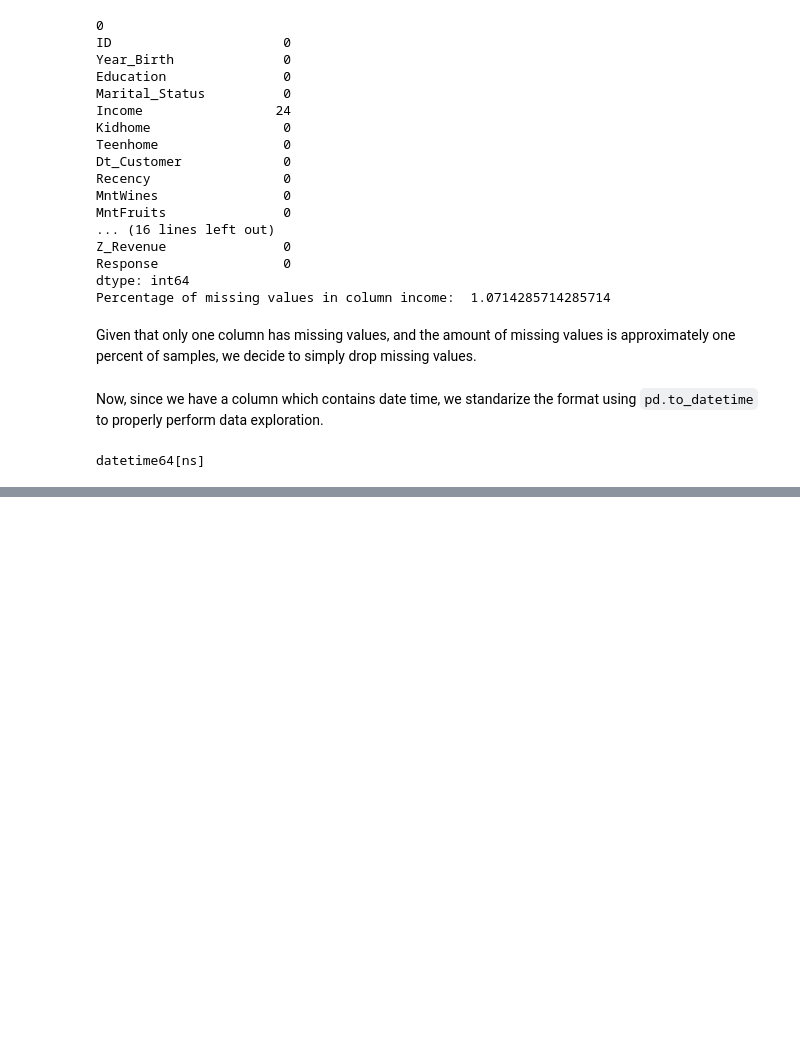
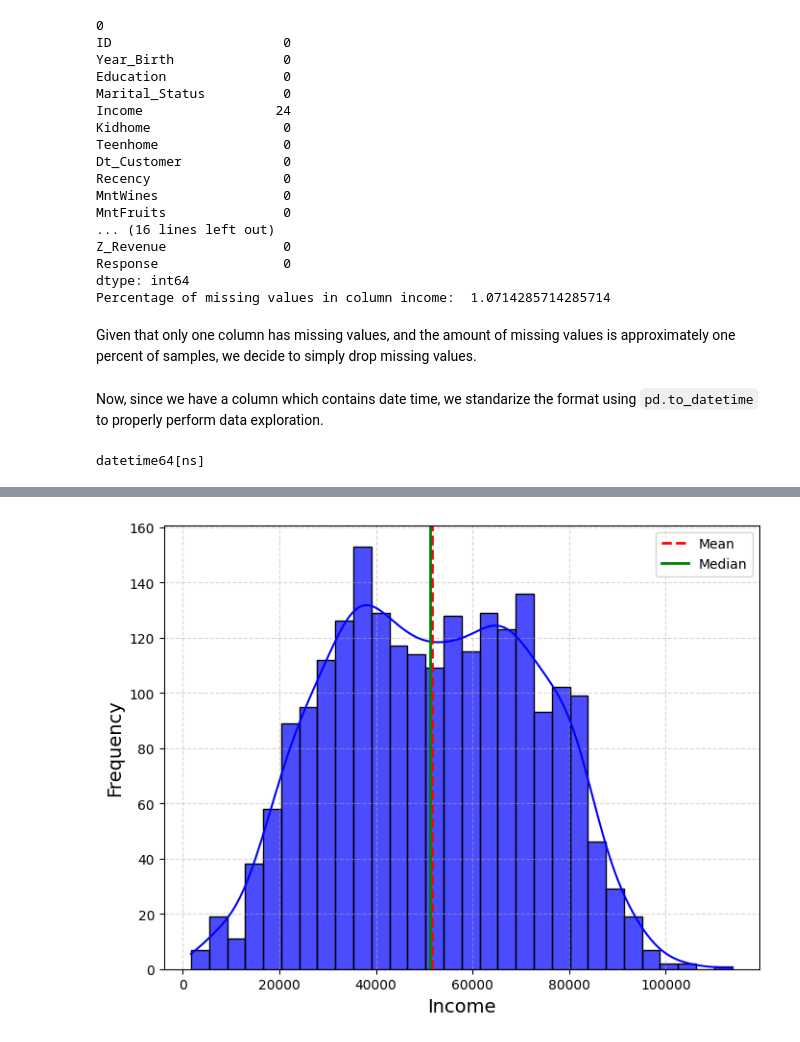
Before and after one commit to valentinpylypchuk/AAA-ML-Project-2025-26, a Jupyter notebook: Project.ipynb, the cells around one changed output, grey strips where cells are left out. Drawn from its saved outputs; the diff is of its cells as text; code cells hidden in the pictures; blank space fills up the shorter version.

```diff
--- a/Project.ipynb
+++ b/Project.ipynb
@@ -135,0 +146,13 @@ datetime64[ns]
+# %%
+#Renaming variables
+data=data.rename(columns={'NumWebPurchases': "Web",'NumCatalogPurchases':'Catalog','NumStorePurchases':'Store'})
+data['Marital_Status']=data['Marital_Status'].replace({'Divorced':'Alone','Single':'Alone','Married':'In couple','Together':'In couple','Absurd':'Alone','Widow':'Alone','YOLO':'Alone'})
+data['Education']=data['Education'].replace({'Basic':'Undergraduate','2n Cycle':'Undergraduate','Graduation':'Postgraduate','Master':'Postgraduate','PhD':'Postgraduate'})
+data['Children']=data['Kidhome']+data['Teenhome']
+data['Has_child'] = np.where(data.Children> 0, 'Has child', 'No child')
+data['Children'].replace({3: "3 children",2:'2 children',1:'1 child',0:"No child"},inplace=True)
+data=data.rename(columns={'MntWines': "Wines",'MntFruits':'Fruits','MntMeatProducts':'Meat','MntFishProducts':'Fish','MntSweetProducts':'Sweets','MntGoldProds':'Gold'})
+
+#Visualizating modified dataset
+print(data.head(5))
+print(data.info())
@@ -135,0 +222,10 @@ datetime64[ns]
+# %%
+Q1 = data['Income'].quantile(0.25)
+Q3 = data['Income'].quantile(0.75)
+IQR = Q3 - Q1
+
+lower_bound = Q1 - 1.5 * IQR
+upper_bound = Q3 + 1.5 * IQR
+
+outliers = data[(data['Income'] < lower_bound) | (data['Income'] > upper_bound)]
+print(len(outliers), "outliers detected")
@@ -135,0 +234,2 @@ datetime64[ns]
+# %%
+data_no_outliers = data[(data['Income'] >= lower_bound) & (data['Income'] <= upper_bound)]
@@ -135,0 +256,22 @@ datetime64[ns]
+# %%
+plt.figure(figsize=(8,6))
+sns.histplot(
+    data_no_outliers['Income'],
+    bins=30,
+    kde=True,
+    color='blue',
+    edgecolor='black',
+    alpha=0.7
+)
+
+# Lines for average and mean
+plt.axvline(data_no_outliers['Income'].mean(), color='red', linestyle='--', linewidth=2, label='Mean')
+plt.axvline(data_no_outliers['Income'].median(), color='green', linestyle='-', linewidth=2, label='Median')
+
+plt.xlabel('Income', fontsize=14)
+plt.ylabel('Frequency', fontsize=14)
+plt.legend()
+plt.grid(True, linestyle='--', alpha=0.5)
+plt.show()
+# %% [output]
+[figure, added]
```
Also changed, not shown: parts of 31 cells of this notebook.
